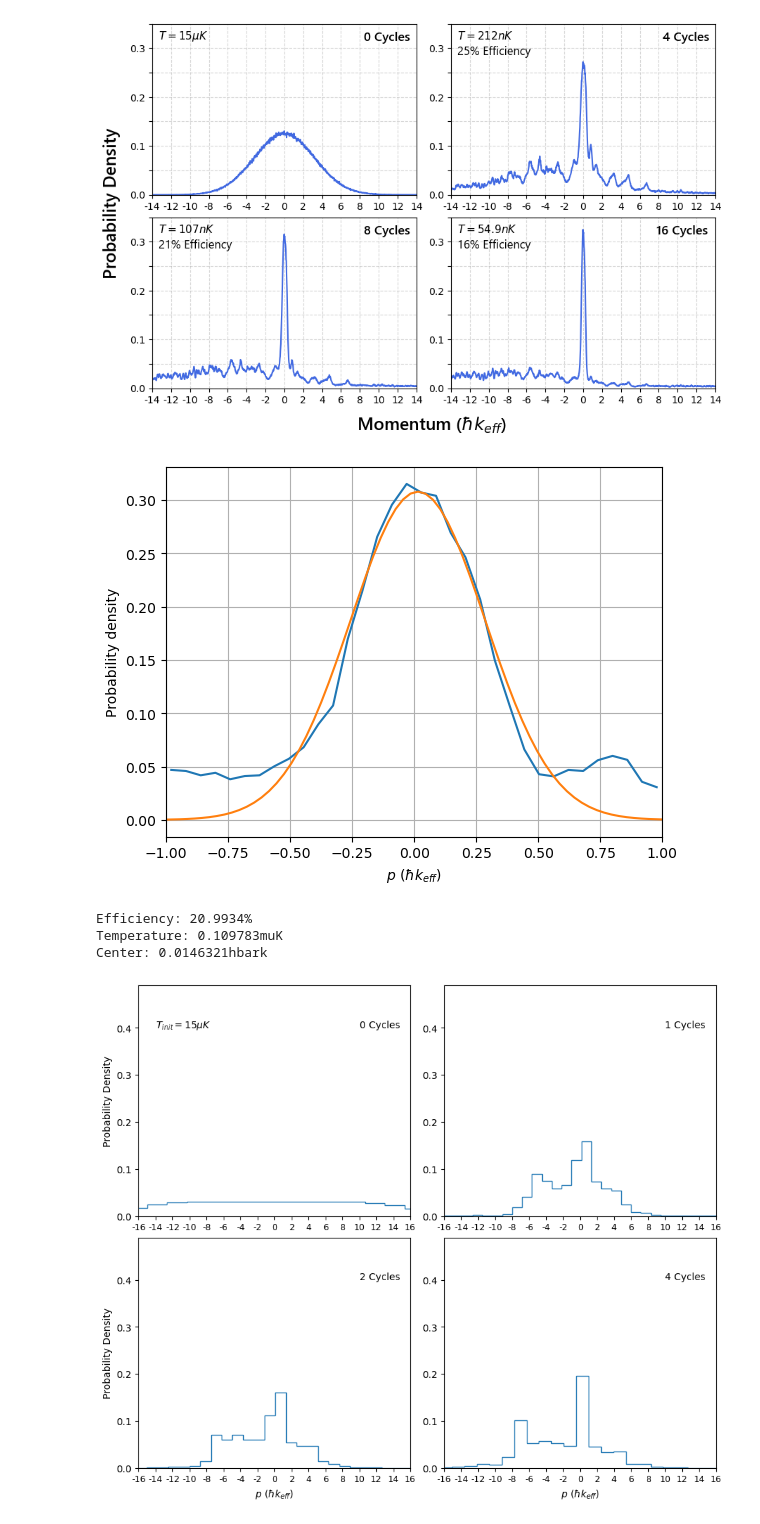
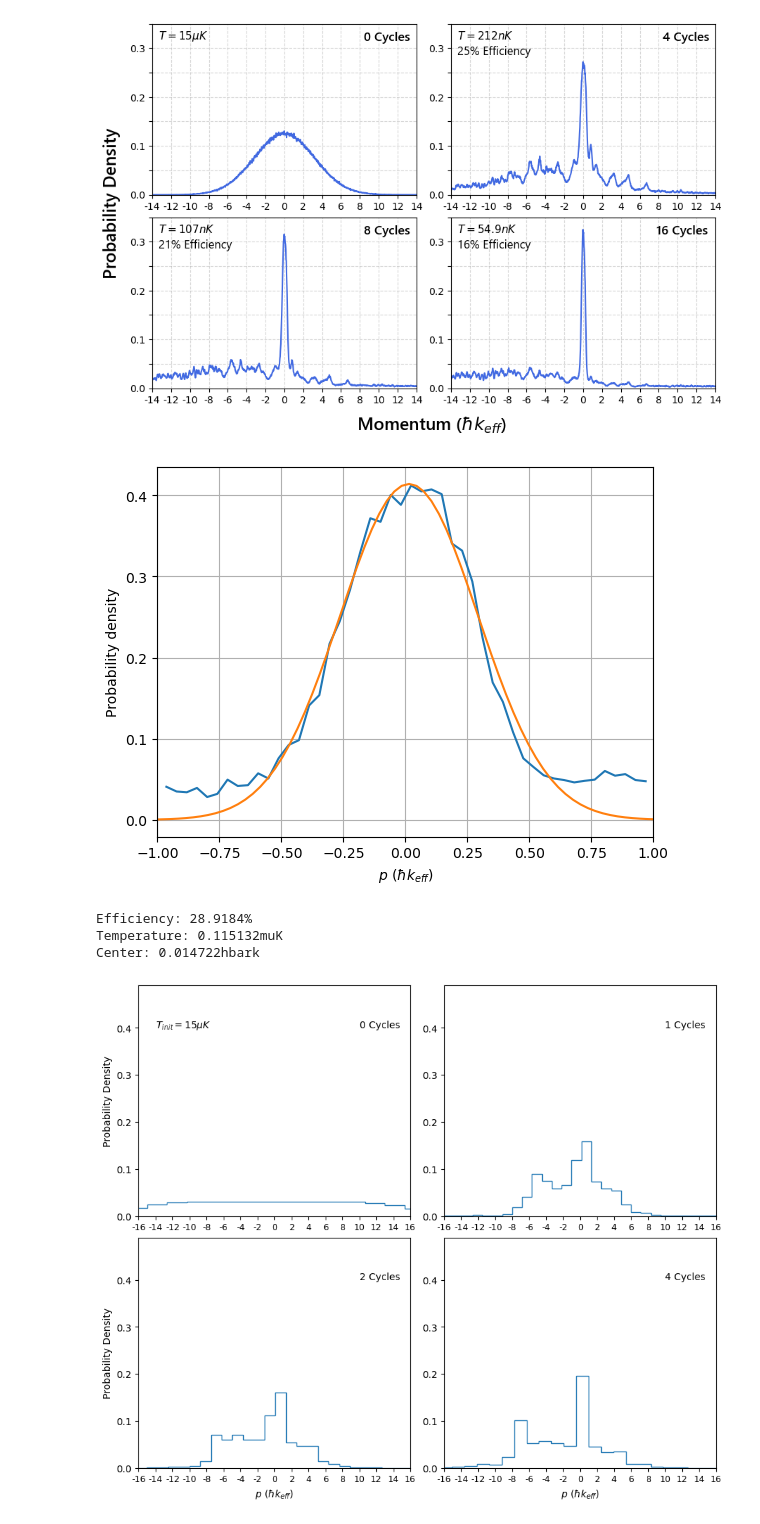
Before and after one commit to tr2g20/simulations, a Jupyter notebook: alg_cooling_2.ipynb, the cells around one changed output. Saved outputs shown, nothing was run; the diff lists cells and outputs as text; code cells hidden in the pictures.

```diff
--- a/alg_cooling_2.ipynb
+++ b/alg_cooling_2.ipynb
@@ -64,7 +64,7 @@ moms_list, fracs_list, _ = simulate_alg_cooling(basis=basis, sequence=RR3, n_ato
                                                         save_dir='data/algorithmic cooling',
                                                         )
 # %%
-path = Path("data/algorithmic cooling/2026-04-11_algcooling_f3_16cycles_15muK_1000000atoms_5e+05Hz.h5")
+path = Path("data/algorithmic cooling/2026-06-09_algcooling_f3_8cycles_15muK_50000atoms_5e+06Hz_4.h5")
 loaded_dict = load_p_dists(file_path=path)
 moms_list = loaded_dict["p_list"]
 fracs_list = loaded_dict["weights_list"]
@@ -149,16 +150,16 @@ fig.savefig('plots/posters/histograms/adjustedRR3_1milatoms_500kHz_15muK_16cycle
 # %% [output]
 [figure]
 # %%
-amp, T, shift, _ = fit_gaussian(moms_list[-17], fracs=fracs_list[-17], range = global_range, lowlim=-1, highlim=1, nbins=2000, plot=True)
+amp, T, shift, _ = fit_gaussian(moms_list[-1], fracs=fracs_list[-1], range = global_range, lowlim=-1, highlim=1, nbins=2000, plot=True)
 
 print(f'Efficiency: {amp*100:.6g}%')
 print(f'Temperature: {T*1e6:.6g}muK')
 print(rf'Center: {shift:.6g}hbark')
 # %% [output]
-[figure, old version]
+[figure, new version]
-Efficiency: 20.9934%
-Temperature: 0.109783muK
-Center: 0.0146321hbark
+Efficiency: 28.9184%
+Temperature: 0.115132muK
+Center: 0.014722hbark
 # %%
 fig1, axes = plt.subplots(2,2, figsize=(9, 7.5), layout= 'constrained')
 axes = axes.flatten()
```
Also changed, not shown: parts of 3 cells of this notebook, 10 other files.
